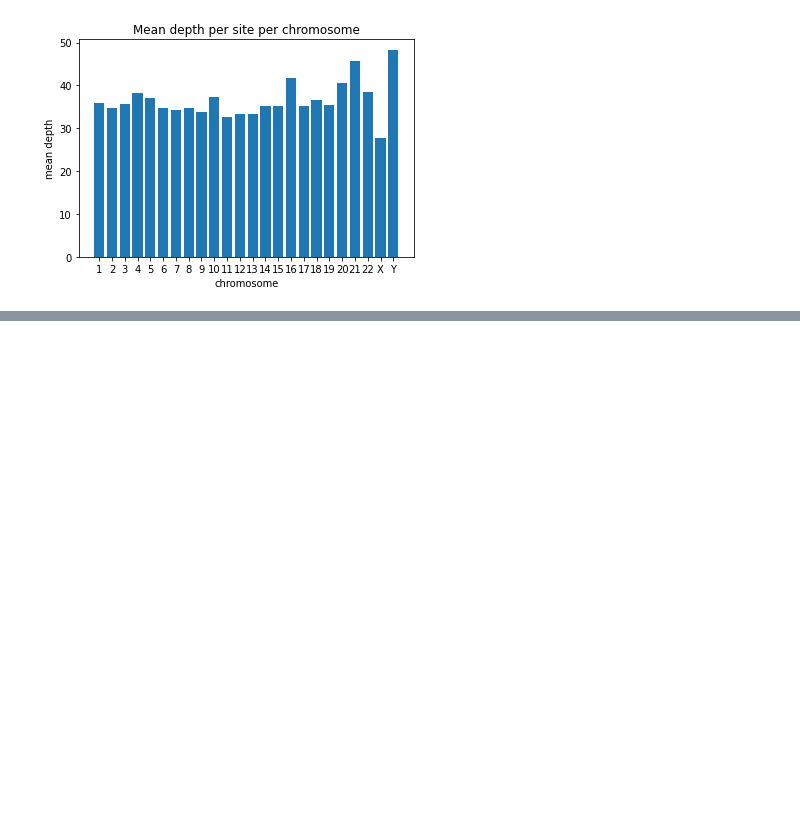
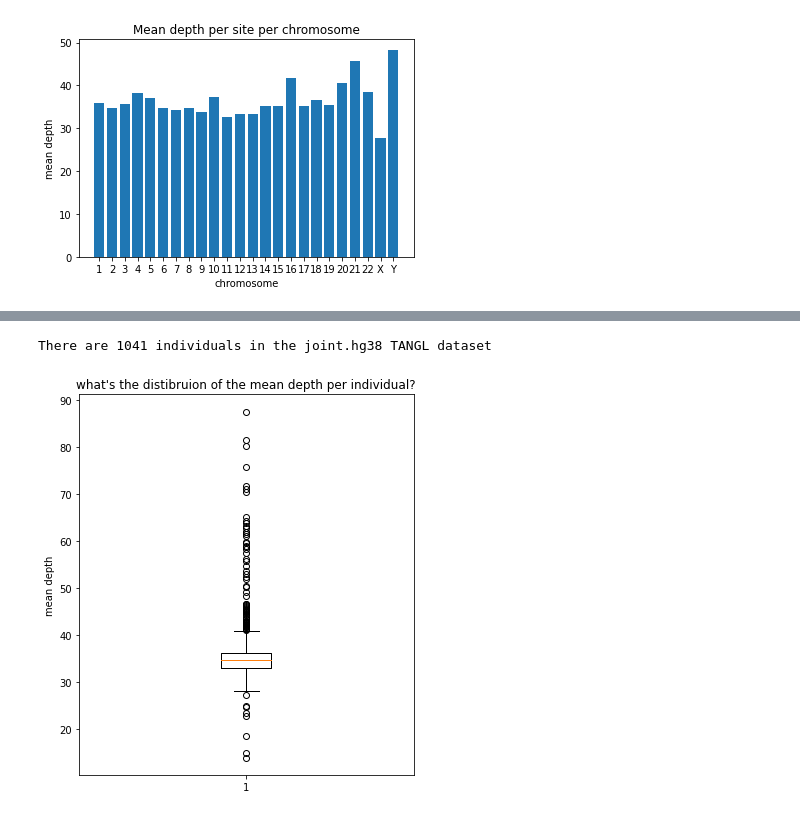
Before and after one commit to acostauribe/QC_TANGL-hg38, a Jupyter notebook: preQC_general_analysis.ipynb, the cells around one changed output, grey strips where cells are left out. Cells and saved outputs as stored; diff of their text form; code cells hidden in the pictures; blank space fills up the shorter version.

```diff
--- a/preQC_general_analysis.ipynb
+++ b/preQC_general_analysis.ipynb
@@ -179,0 +223,26 @@ plt.show()
+# %%
+# How many individuals are there in the dataset? How does the mean depth look like per individual?
+notebook_path = os.path.abspath("preQC_general_analysis.ipynb")
+indiv_depth_file_path = os.path.join(os.path.dirname(notebook_path), "data/joint.hg38.PRE-QC.idepth")
+
+indiv_mean_depth = {}
+
+# Read the idepth file and extract the IDs and mean depths
+with open(indiv_depth_file_path, 'r') as f:
+    f.readline()   # skip header
+    for line in f:
+        line = line.split('\t')
+        indiv_mean_depth[line[0]] = float(line[2])
+# %%
+print('There are ' + str(len(indiv_mean_depth.keys())) + ' individuals in the joint.hg38 TANGL dataset')
+# %% [output]
+There are 1041 individuals in the joint.hg38 TANGL dataset
+# %%
+# How does the mean depth look like per individual?
+
+plt.boxplot(indiv_mean_depth.values())
+plt.title('what\'s the distibruion of the mean depth per individual?')
+plt.ylabel('mean depth')
+plt.show()
+# %% [output]
+[figure, added]
```
Also changed, not shown: parts of 9 cells of this notebook.
